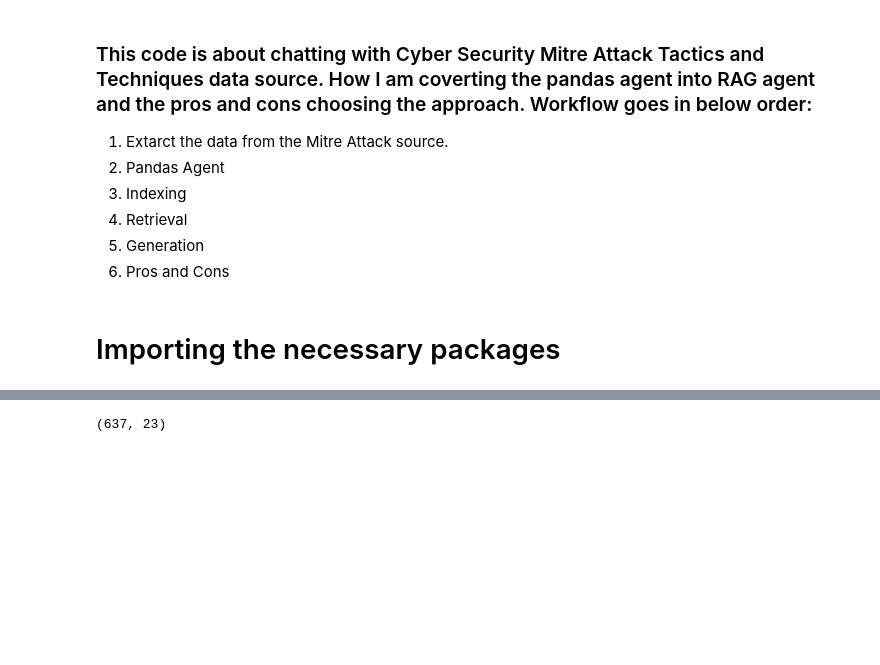
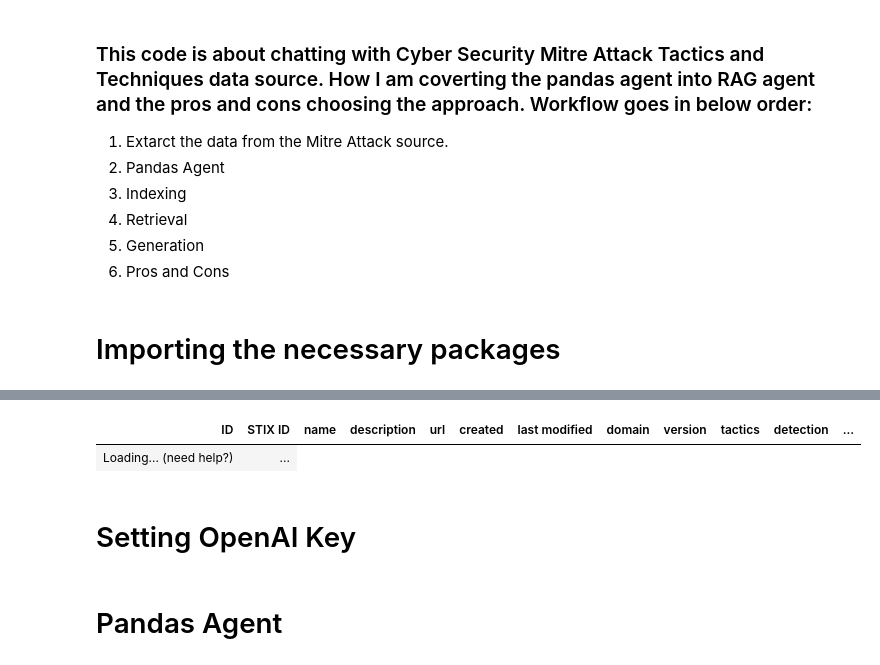
Before and after one commit to tejaswargudla/rags2riches, a Jupyter notebook: Langchain_RAG_Pandas_DataFrame.ipynb, the cells around one changed output, grey strips where cells are left out. Drawn from its saved outputs; the diff is of its cells as text; code cells hidden in the pictures; blank space fills up the shorter version.

Commit message:
Added Pandas agent

```diff
--- a/Langchain_RAG_Pandas_DataFrame.ipynb
+++ b/Langchain_RAG_Pandas_DataFrame.ipynb
@@ -31,4 +35,7 @@ df.head(2)
 # %%
-df.shape
+show(df.head(1), classes = ["display wrap compact"])
 # %% [output]
-(637, 23)
+| ID | STIX ID | name | description | url | created | last modified | domain | version | tactics | detection | ... |
+| Loading... (need help?) | ... |
+# %% [markdown]
+# Setting OpenAI Key
@@ -34,0 +44,2 @@ df.shape
+# %% [markdown]
+# Pandas Agent
```
Also changed, not shown: parts of 8 cells of this notebook.
